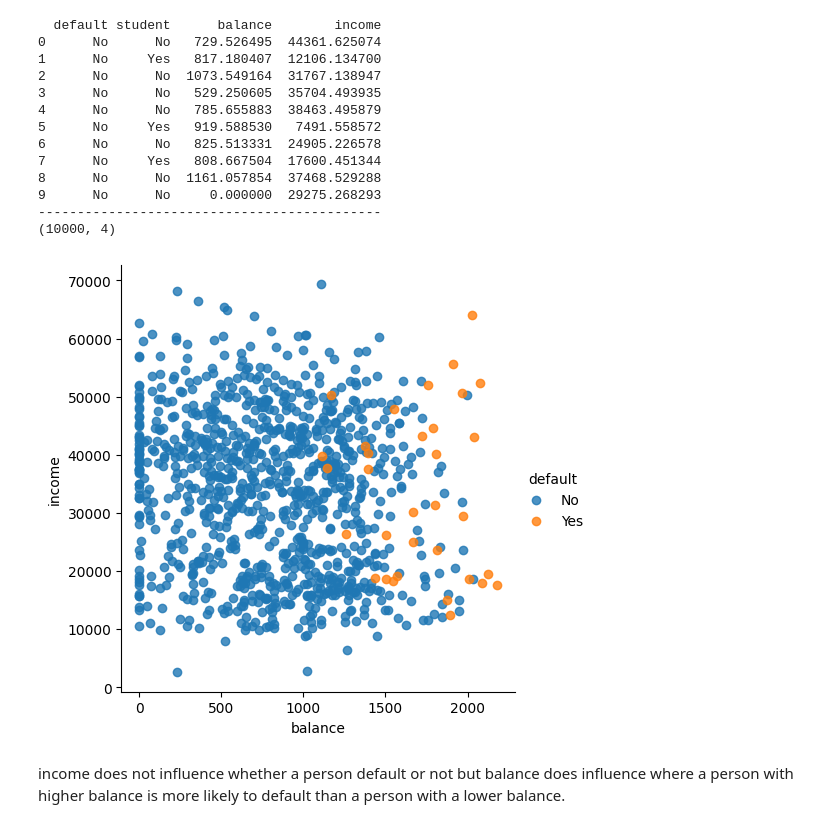
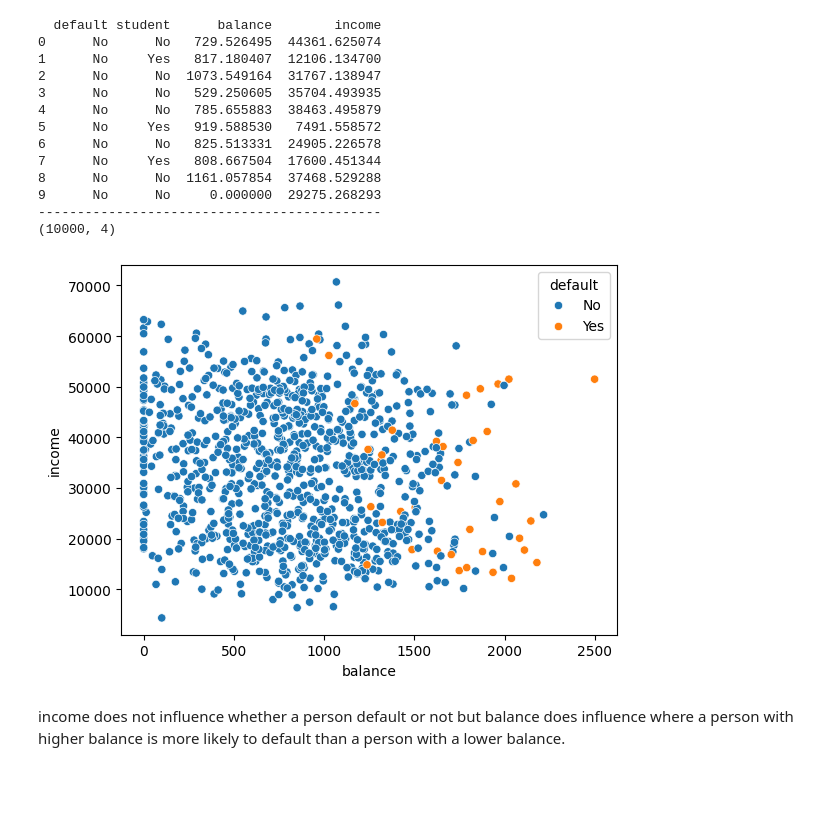
Before and after one commit to Hazim-HF/Machine-Learning, a Jupyter notebook: ML.ipynb, the cells around one changed output. Saved outputs shown, nothing was run; the diff lists cells and outputs as text; code cells hidden in the pictures; blank space fills up the shorter version.

```diff
--- a/ML.ipynb
+++ b/ML.ipynb
@@ -87,5 +87,5 @@ strong multicollinearity or other numerical problems.
 # %%
-default = pd.read_csv('default.csv')
+default = pd.read_csv('data/default.csv')
 print(default.head(10))
 print('--------------------------------------------')
 print(default.shape)
@@ -104,11 +104,10 @@ print(default.shape)
 --------------------------------------------
 (10000, 4)
 # %%
-# plot
-sns.lmplot(x='balance', y='income', data=default.sample(1000), hue='default', fit_reg=False)
+sns.scatterplot(x='balance', y='income', data=default.sample(1000), hue='default')
 plt.show();
 # %% [output]
-[figure, old version]
+[figure, new version]
 # %% [markdown]
 income does not influence whether a person default or not but balance does influence where a person with higher balance is more likely to default than a person with a lower balance.
 # %%
```
Also changed, not shown: parts of 9 cells of this notebook, 4 other files.
